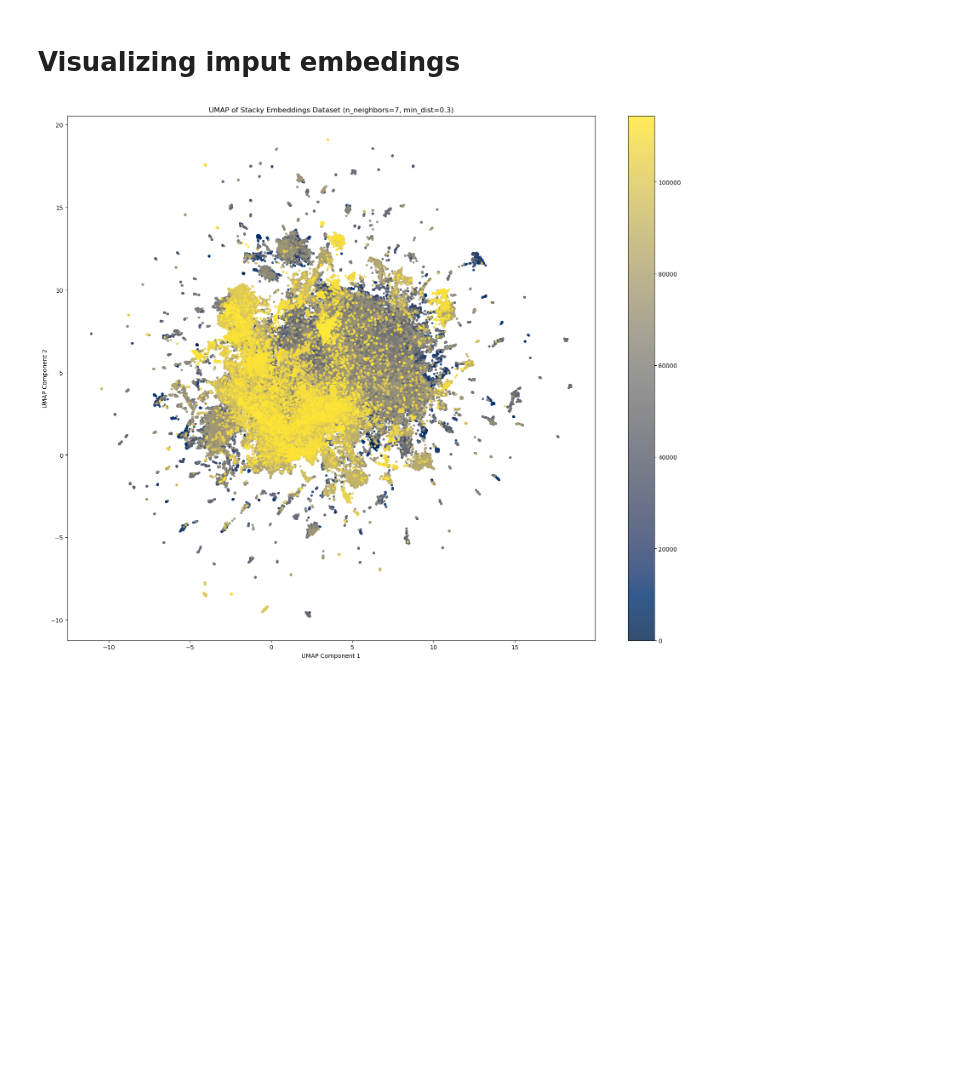
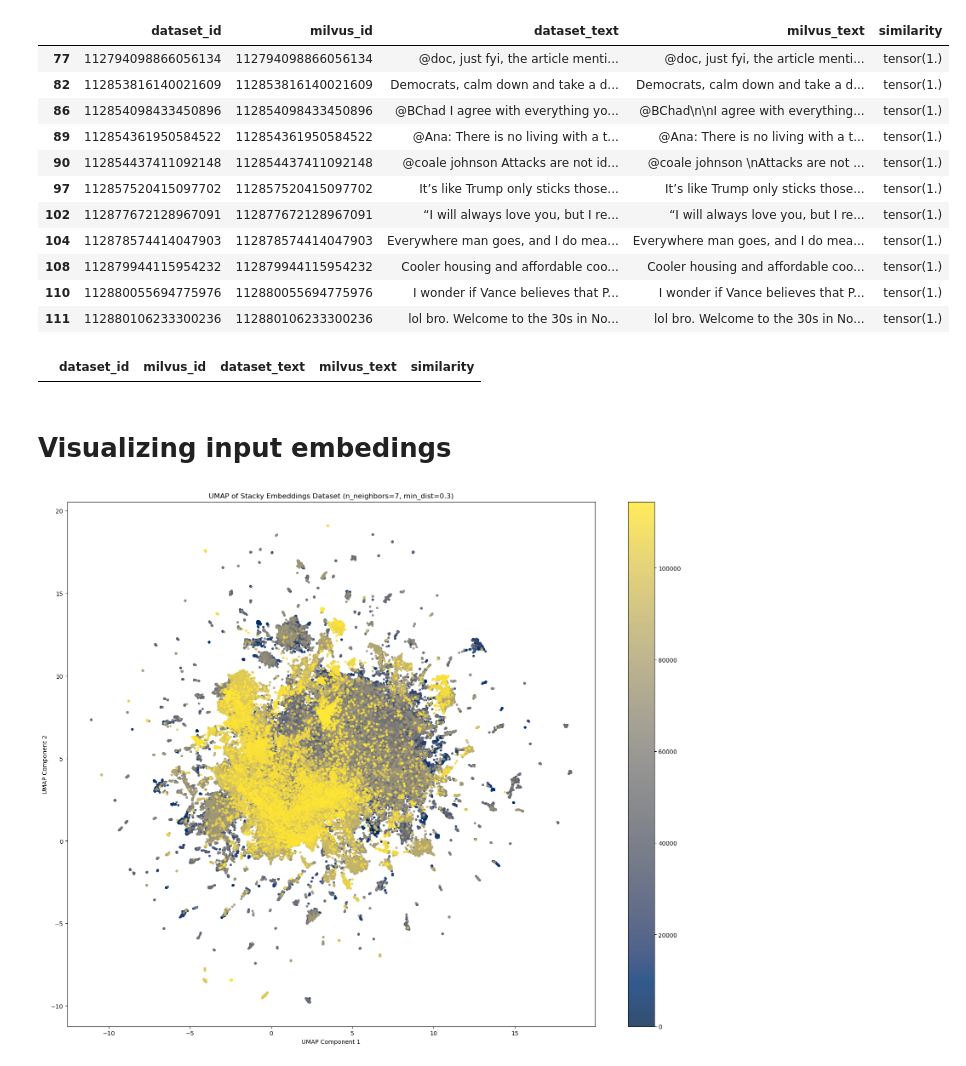
Before and after one commit to stacky-social/sparse_autoencoder, a Jupyter notebook: sparse_autoencoder/visualize_embeddings.ipynb, the cells around one changed output. Saved outputs shown, nothing was run; the diff lists cells and outputs as text; code cells hidden in the pictures; blank space fills up the shorter version.

```diff
--- a/sparse_autoencoder/visualize_embeddings.ipynb
+++ b/sparse_autoencoder/visualize_embeddings.ipynb
@@ -7,2 +126,22 @@ from embeddings import EmbeddingsDataset
+# %%
+results_df[results_df['dataset_text'] != results_df['milvus_text']] # should be empty
+#ok, it's not, but that's probably because of newlines and tabs, so it's all good
+# %% [output]
+|  | dataset_id | milvus_id | dataset_text | milvus_text | similarity |
+| 77 | 112794098866056134 | 112794098866056134 | @doc, just fyi, the article menti... | @doc, just fyi, the article menti... | tensor(1.) |
+| 82 | 112853816140021609 | 112853816140021609 | Democrats, calm down and take a d... | Democrats, calm down and take a d... | tensor(1.) |
+| 86 | 112854098433450896 | 112854098433450896 | @BChad I agree with everything yo... | @BChad\n\nI agree with everything... | tensor(1.) |
+| 89 | 112854361950584522 | 112854361950584522 | @Ana: There is no living with a t... | @Ana: There is no living with a t... | tensor(1.) |
+| 90 | 112854437411092148 | 112854437411092148 | @coale johnson Attacks are not id... | @coale johnson \nAttacks are not ... | tensor(1.) |
+| 97 | 112857520415097702 | 112857520415097702 | It’s like Trump only sticks those... | It’s like Trump only sticks those... | tensor(1.) |
+| 102 | 112877672128967091 | 112877672128967091 | “I will always love you, but I re... | “I will always love you, but I re... | tensor(1.) |
+| 104 | 112878574414047903 | 112878574414047903 | Everywhere man goes, and I do mea... | Everywhere man goes, and I do mea... | tensor(1.) |
+| 108 | 112879944115954232 | 112879944115954232 | Cooler housing and affordable coo... | Cooler housing and affordable coo... | tensor(1.) |
+| 110 | 112880055694775976 | 112880055694775976 | I wonder if Vance believes that P... | I wonder if Vance believes that P... | tensor(1.) |
+| 111 | 112880106233300236 | 112880106233300236 | lol bro. Welcome to the 30s in No... | lol bro. Welcome to the 30s in No... | tensor(1.) |
+# %%
+results_df[results_df['similarity'] != torch.tensor([1.])] # should be empty
+# %% [output]
+|  | dataset_id | milvus_id | dataset_text | milvus_text | similarity |
 # %% [markdown]
-# Visualizing imput embedings
+# Visualizing input embedings
```
Also changed, not shown: parts of 17 cells of this notebook.
